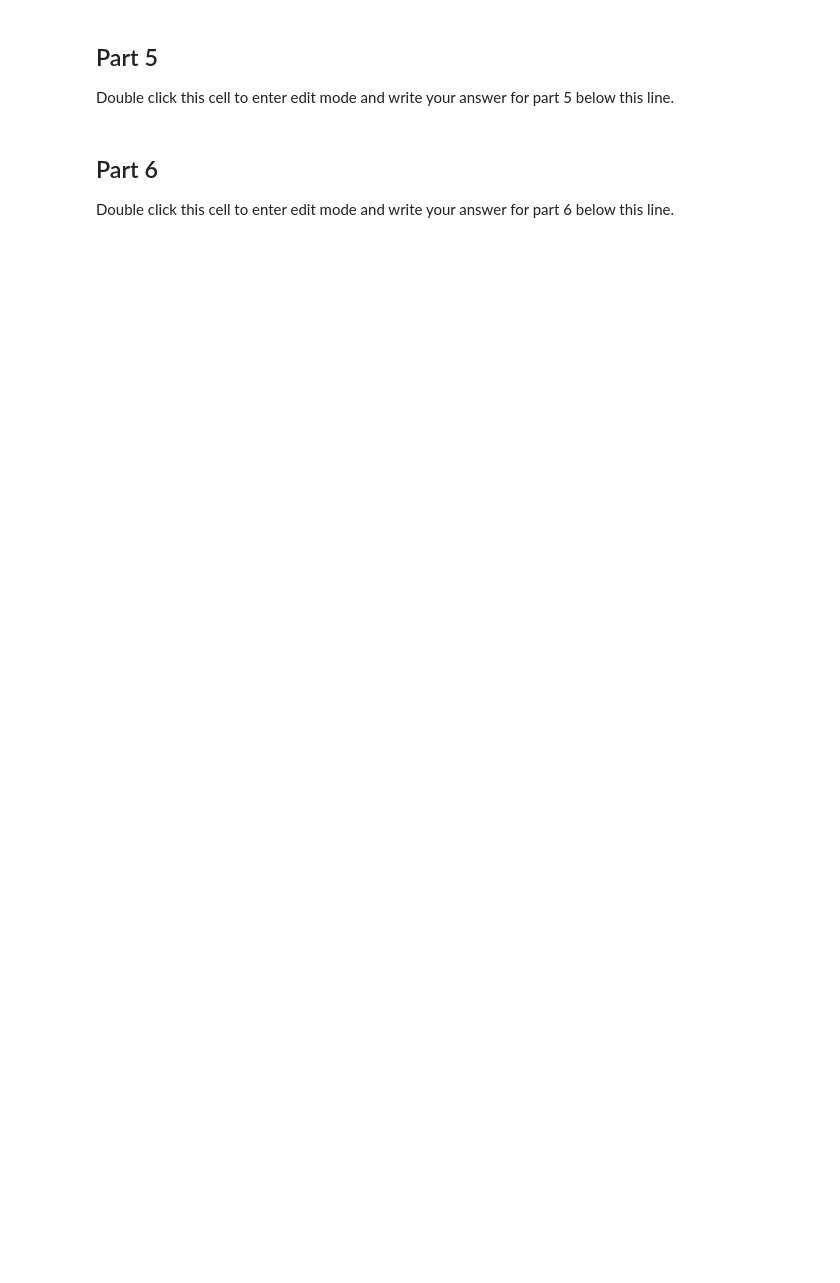
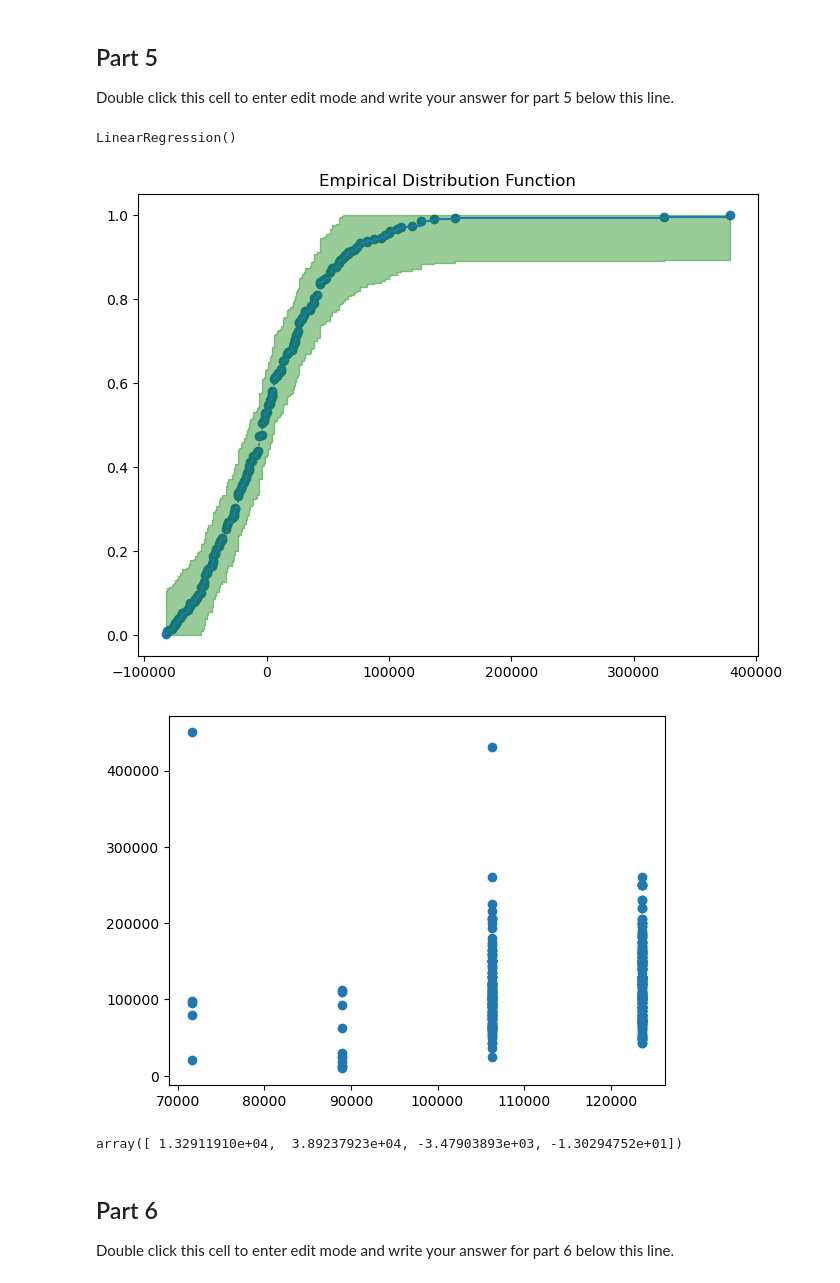
Before and after one commit to elisehammarstrom/ds, a Jupyter notebook: introduction_toDS/examT/ExamTLab.ipynb, the cells around one changed output. Saved outputs shown, nothing was run; the diff lists cells and outputs as text; code cells hidden in the pictures; blank space fills up the shorter version.

```diff
--- a/introduction_toDS/examT/ExamTLab.ipynb
+++ b/introduction_toDS/examT/ExamTLab.ipynb
@@ -292,3 +340,53 @@ problem2_predicted_salary = XXX
+# %%
+# Part 5
+
+# Put the code for part 5 below this line
+
+#Predict the 2023 salary of a data scientist that works full time (1)
+#at mid employment level (1) with 0 remote ratio.
+#Then, looking at the output of problem2_model.coef_,
+#which are the coefficients of the linear model,
+#would a higher remote ratio result in a higher predicted salary or vice versa? [3p]
+
+#we want a combination of characteristics
+tmp1 = problem2_df.loc[problem2_df['experience_level'] == 1]
+tmp2 = tmp1.loc[tmp1['remote_ratio'] == 0]
+tmp3 = tmp2.loc[tmp2['employment_type'] == 1]
+
+X_new = tmp3.loc[:, tmp3.columns.isin(problem2_features)]
+y_new = tmp3.loc[:, tmp3.columns.isin([problem2_target])].values.flatten()
+
+
+X_train_new,X_test_new,y_train_new,y_test_new = train_test_split(X_new, y_new, train_size=0.2, random_state=42)
+
+from sklearn.linear_model import LinearRegression
+model2 = LinearRegression()
+model2.fit(X_train_new, y_train_new)
+# %% [output]
+LinearRegression()
+# %%
+# Part 5
+#use utils plotEDF make EDF here
+
+problem2_predicted_salary = model2.predict(X_test_new)
+y_pred_new = problem2_predicted_salary
+residual_new = y_test_new - y_pred_new
+
+fig, ax = plt.subplots(figsize=(8, 6))
+Utils.plotEDF(Utils.makeEDF(residual_new), confidence_band=True, alpha=0.95)
+#plt.xticks(ticks=range(-150000, 300000, 50000))
+#plt.yticks(ticks=range(0,1))
+plt.scatter(y_pred_new, y_test_new)
+plt.show()
+
+problem2_model.coef_
+
+#checking the coefficients of the model, especially last one, the remote_ratio coefficient
+#shows that a higher remote ratio would decrease the salary
+# %% [output]
+[figure, added]
+[figure, added]
+array([ 1.32911910e+04,  3.89237923e+04, -3.47903893e+03, -1.30294752e+01])
 # %% [markdown]
 
 ## Part 6
```
Also changed, not shown: parts of 10 cells of this notebook, 5 other files.
